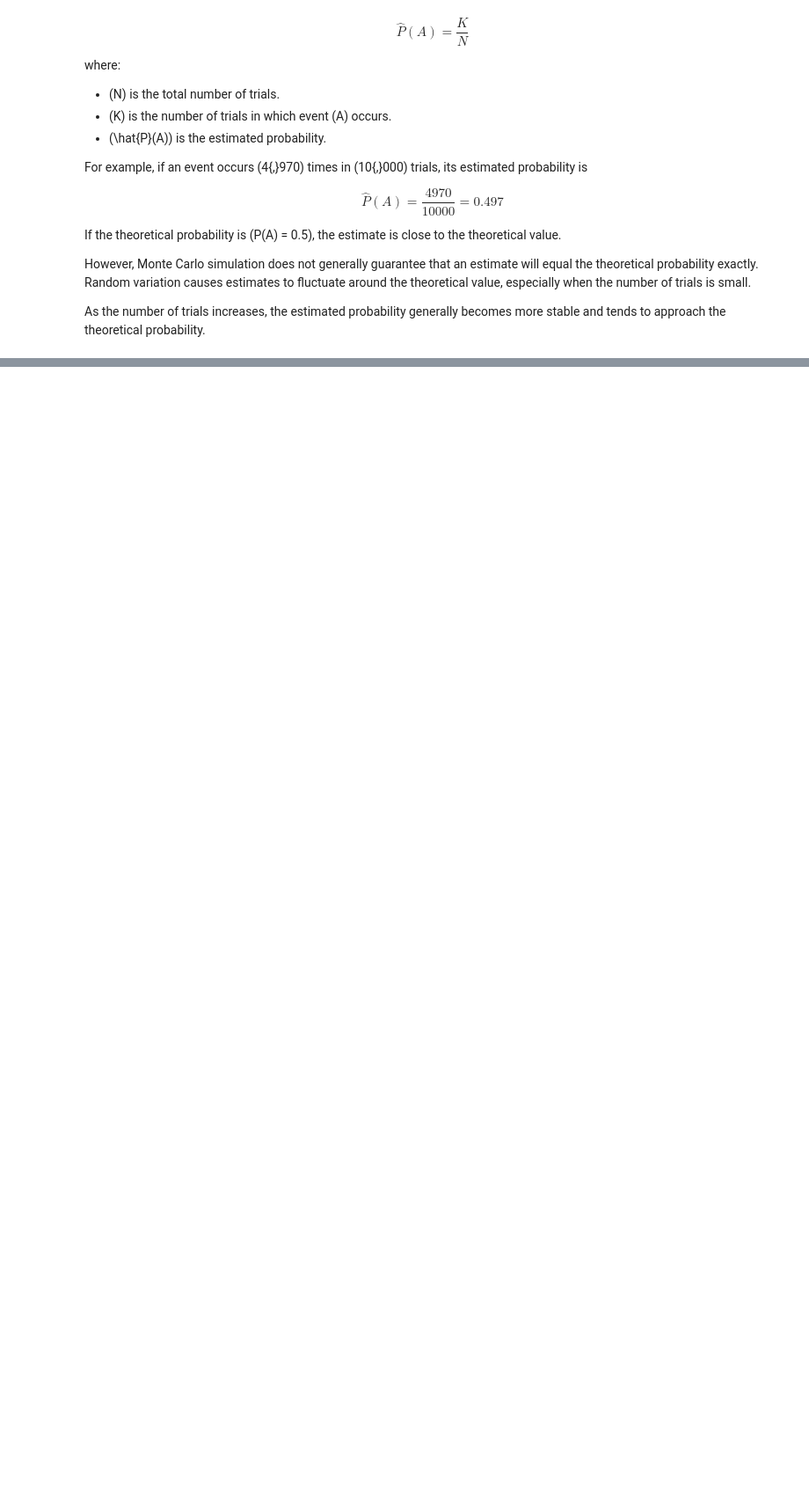
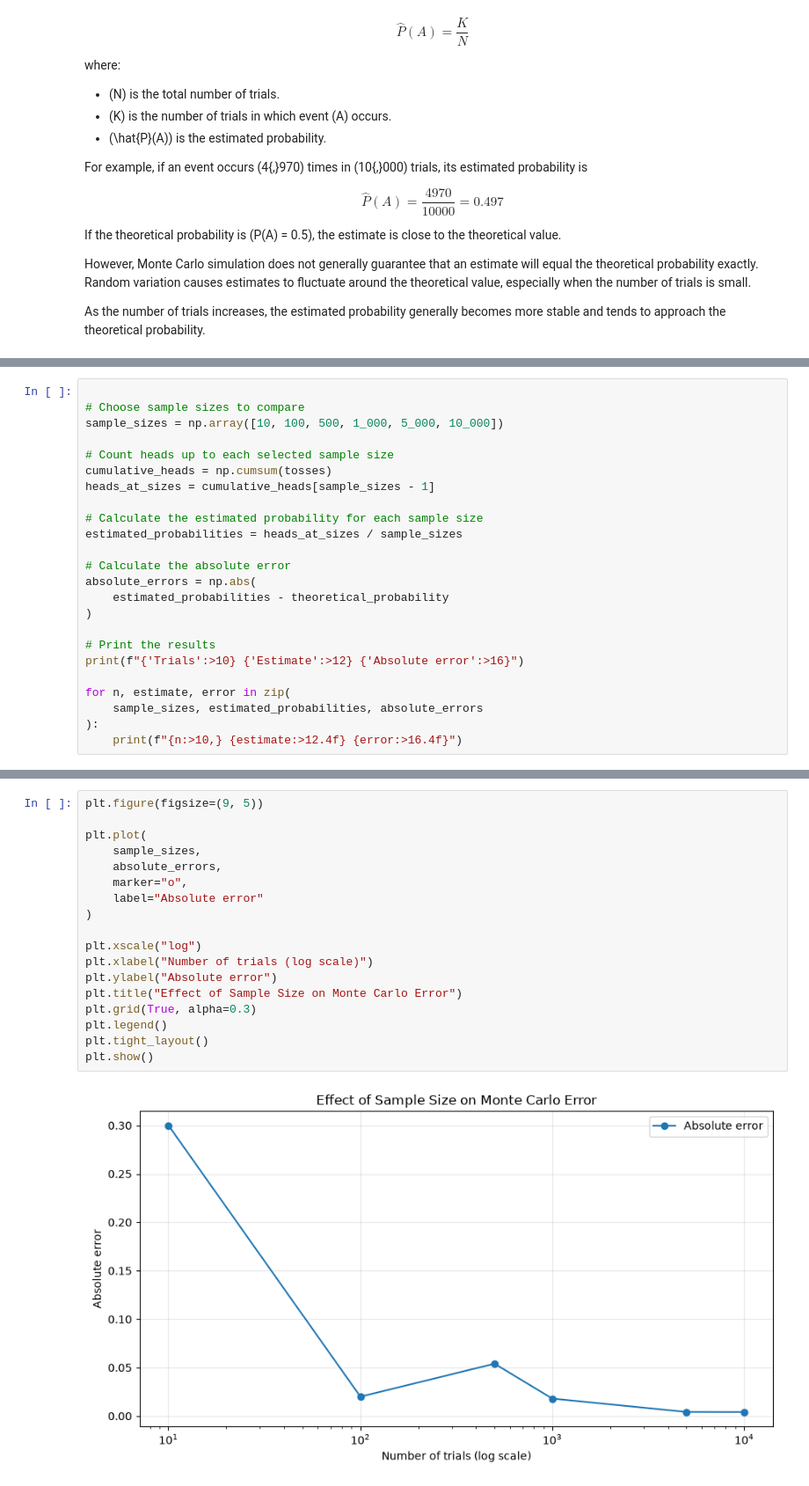
Before and after one commit to ivanduzunov/probability-paradox-lab, a Jupyter notebook: main.ipynb, the cells around one changed output, grey strips where cells are left out. Shown at 88% size. Drawn from its saved outputs; the diff is of its cells as text; blank space fills up the shorter version.

```diff
--- a/main.ipynb
+++ b/main.ipynb
@@ -263,0 +375,24 @@ Absolute error: 0.0061
+# %%
+
+# Choose sample sizes to compare
+sample_sizes = np.array([10, 100, 500, 1_000, 5_000, 10_000])
+
+# Count heads up to each selected sample size
+cumulative_heads = np.cumsum(tosses)
+heads_at_sizes = cumulative_heads[sample_sizes - 1]
+
+# Calculate the estimated probability for each sample size
+estimated_probabilities = heads_at_sizes / sample_sizes
+
+# Calculate the absolute error
+absolute_errors = np.abs(
+    estimated_probabilities - theoretical_probability
+)
+
+# Print the results
+print(f"{'Trials':>10} {'Estimate':>12} {'Absolute error':>16}")
+
+for n, estimate, error in zip(
+    sample_sizes, estimated_probabilities, absolute_errors
+):
+    print(f"{n:>10,} {estimate:>12.4f} {error:>16.4f}")
@@ -263,0 +407,20 @@ Absolute error: 0.0061
+# %%
+plt.figure(figsize=(9, 5))
+
+plt.plot(
+    sample_sizes,
+    absolute_errors,
+    marker="o",
+    label="Absolute error"
+)
+
+plt.xscale("log")
+plt.xlabel("Number of trials (log scale)")
+plt.ylabel("Absolute error")
+plt.title("Effect of Sample Size on Monte Carlo Error")
+plt.grid(True, alpha=0.3)
+plt.legend()
+plt.tight_layout()
+plt.show()
+# %% [output]
+[figure, added]
```
Also changed, not shown: parts of 11 cells of this notebook, 2 other files.
